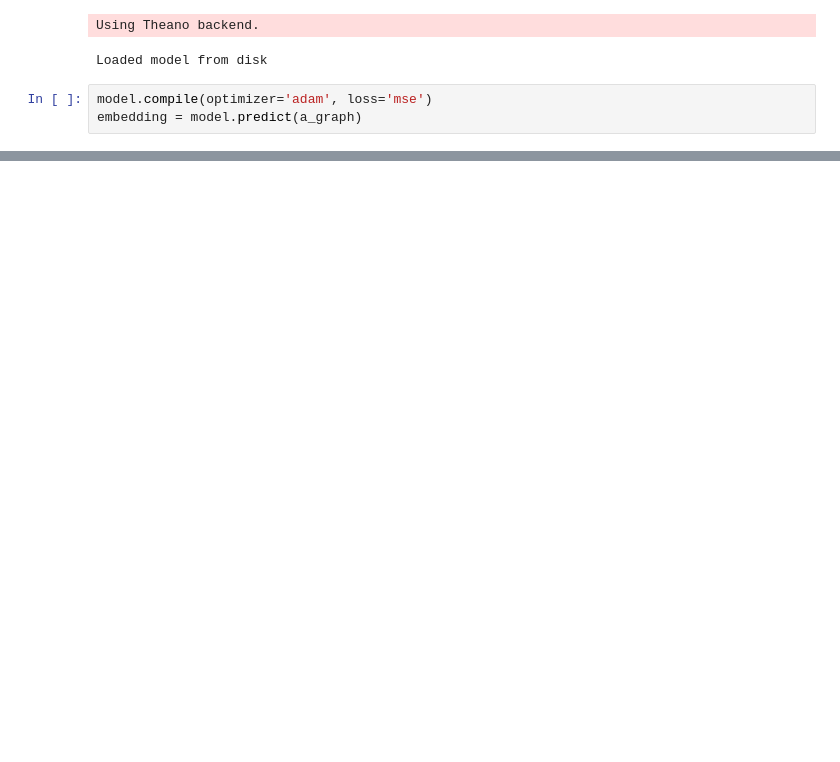
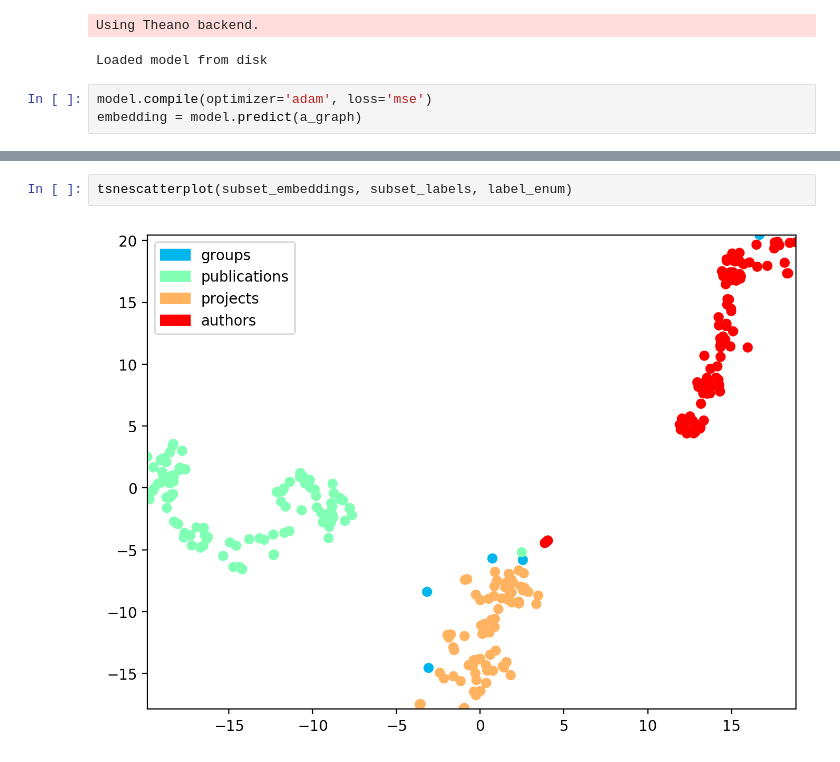
Before and after one commit to bhaney/embeddings, a Jupyter notebook: plot_graph_embeddings.ipynb, the cells around one changed output, grey strips where cells are left out. Saved outputs shown, nothing was run; the diff lists cells and outputs as text; blank space fills up the shorter version.

```diff
--- a/plot_graph_embeddings.ipynb
+++ b/plot_graph_embeddings.ipynb
@@ -109,0 +152,4 @@ tsnescatterplot(person_embeddings, labels)
+# %%
+tsnescatterplot(subset_embeddings, subset_labels, label_enum)
+# %% [output]
+[figure, added]
```
Also changed, not shown: parts of 16 cells of this notebook, 1 other file.
